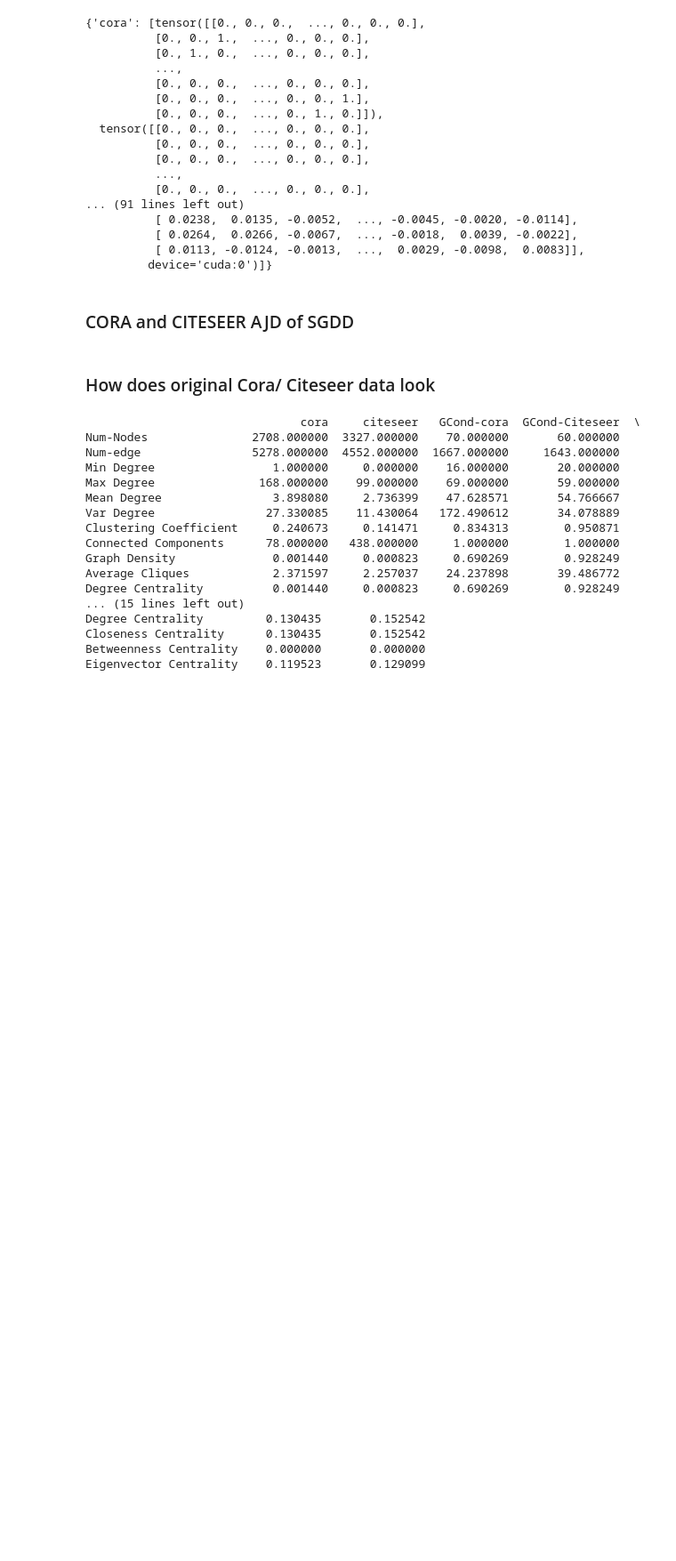
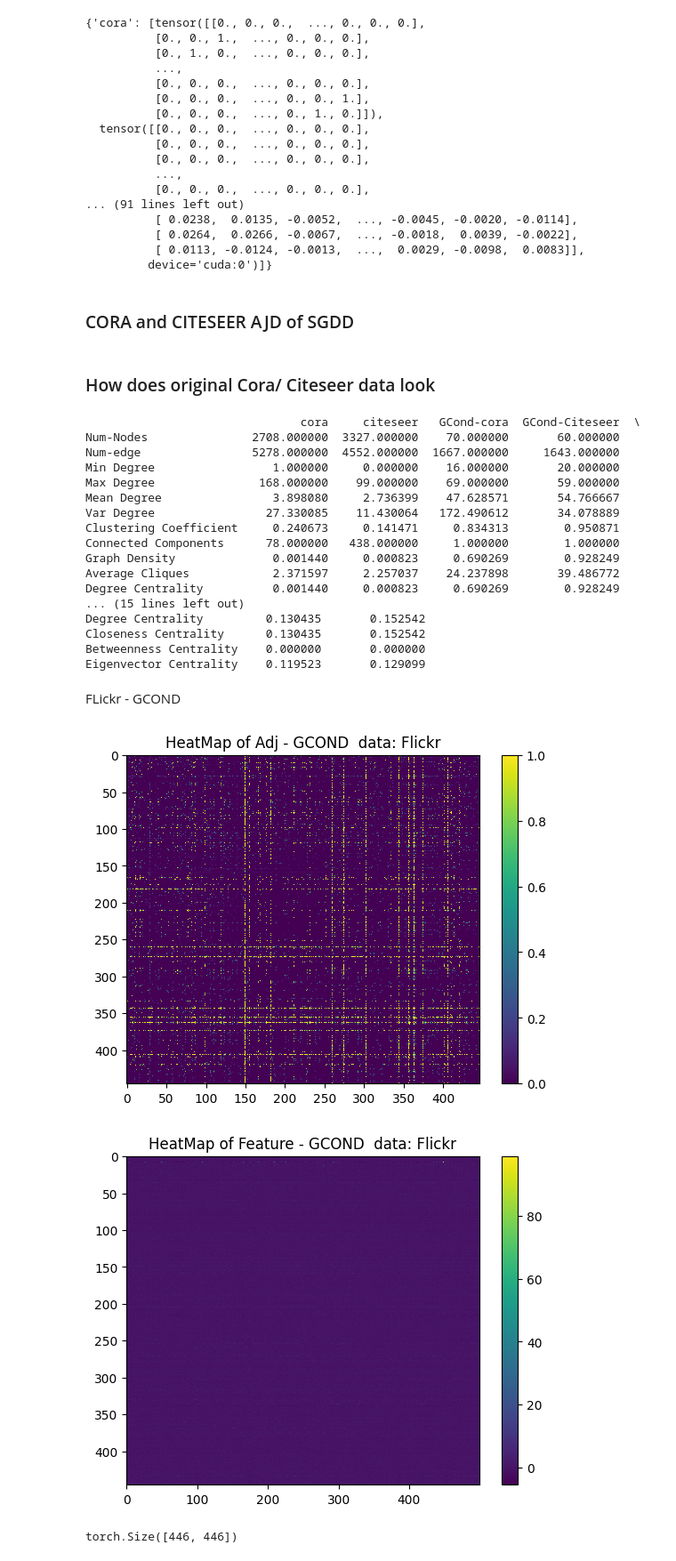
Before and after one commit to Jaykakkad82/data, a Jupyter notebook: exp3/new_exp3_partB.ipynb, the cells around one changed output. Shown at 89% size. Cells and saved outputs as stored; diff of their text form; code cells hidden in the pictures; blank space fills up the shorter version.

Commit message:
exp3_view distdata - flickr and reddit added

```diff
--- a/exp3/new_exp3_partB.ipynb
+++ b/exp3/new_exp3_partB.ipynb
@@ -515,3 +515,16 @@ Degree Centrality         0.130435       0.152542
 Closeness Centrality      0.130435       0.152542
 Betweenness Centrality    0.000000       0.000000
 Eigenvector Centrality    0.119523       0.129099
+# %% [markdown]
+FLickr - GCOND
+# %%
+# /home/evl/jkakka4/data/exp3/
+adj_path="distil_data/gcond/adj_flickr_0.01_15.pt"
+feat_path ="distil_data/gcond/feat_flickr_0.01_15.pt"
+method = "GCOND"
+dataname = "Flickr"
+visualize_distil_data(adj_path,feat_path,method,dataname)
+# %% [output]
+[figure, added]
+[figure, added]
+torch.Size([446, 446])
```
Also changed, not shown: parts of 5 cells of this notebook, 5 other files.
